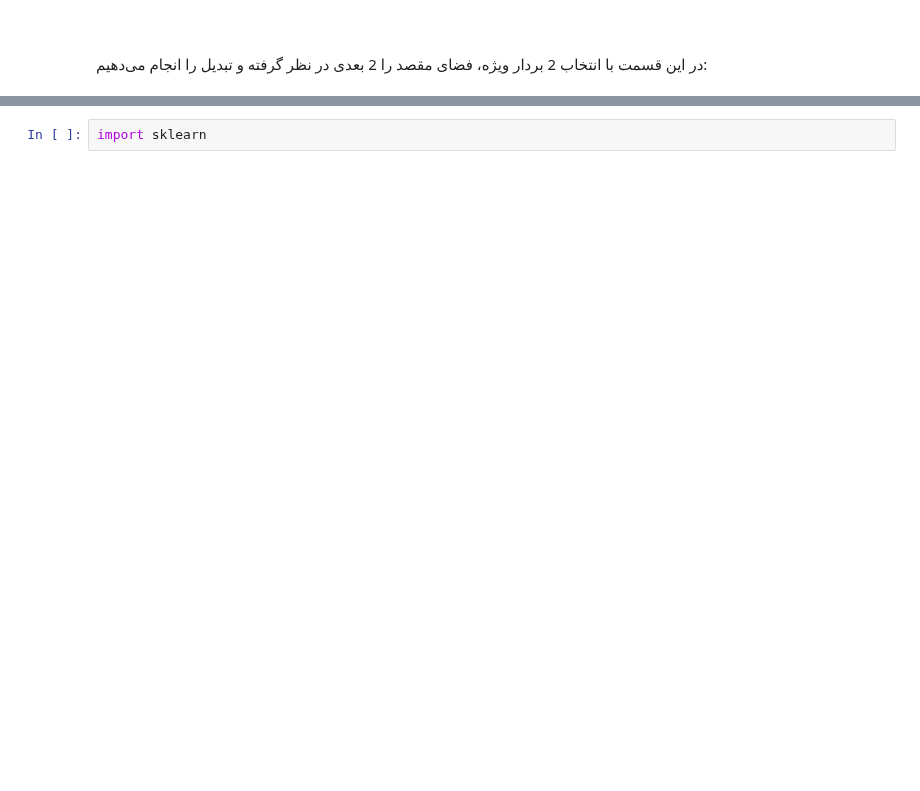
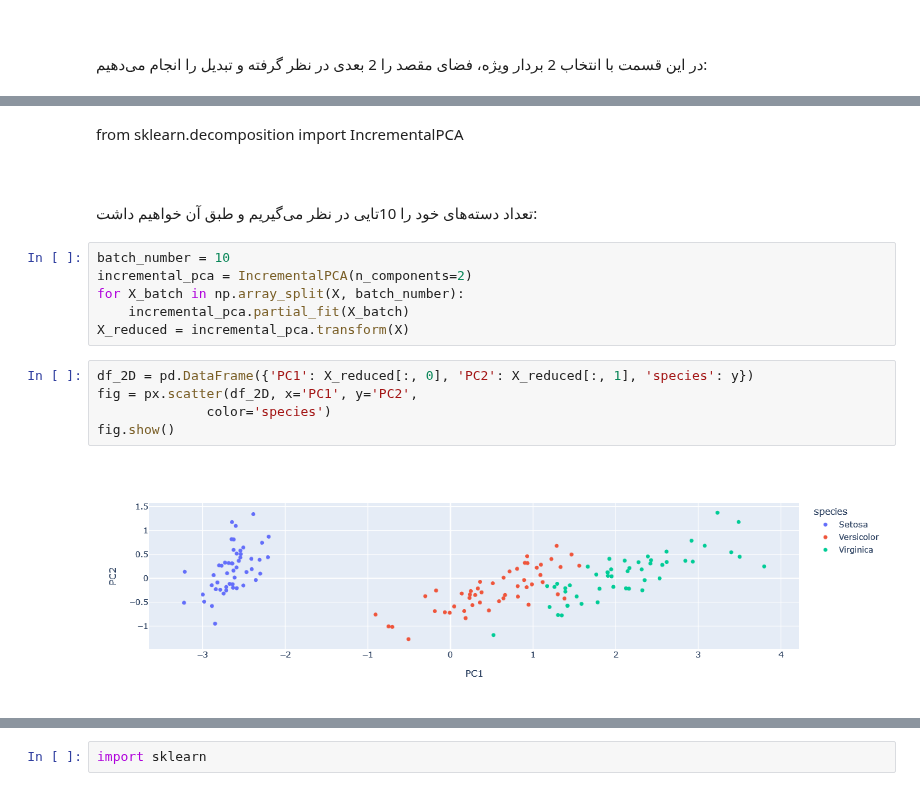
Before and after one commit to SharifiZarchi/Introduction_to_Machine_Learning, a Jupyter notebook: Jupyter_Notebooks/Chapter_02_Classical_Models/Dimensionality Reduction.ipynb, the cells around one changed output, grey strips where cells are left out. Cells and saved outputs as stored; diff of their text form; blank space fills up the shorter version.

```diff
--- a/Jupyter_Notebooks/Chapter_02_Classical_Models/Dimensionality Reduction.ipynb
+++ b/Jupyter_Notebooks/Chapter_02_Classical_Models/Dimensionality Reduction.ipynb
@@ -574,0 +586,20 @@ fig.show()
+# %% [markdown]
+from sklearn.decomposition import IncrementalPCA
+# %% [markdown]
+<span style="font-family: XB Zar; font-size: medium; "><div dir=rtl><meta charset="UTF-8">
+    <br>
+    تعداد دسته‌های خود را 10تایی در نظر می‌گیریم و طبق آن خواهیم داشت:
+    </div></span>
+# %%
+batch_number = 10
+incremental_pca = IncrementalPCA(n_components=2)
+for X_batch in np.array_split(X, batch_number):
+    incremental_pca.partial_fit(X_batch)
+X_reduced = incremental_pca.transform(X)
+# %%
+df_2D = pd.DataFrame({'PC1': X_reduced[:, 0], 'PC2': X_reduced[:, 1], 'species': y})
+fig = px.scatter(df_2D, x='PC1', y='PC2',
+              color='species')
+fig.show()
+# %% [output]
+[figure, added]
```
Also changed, not shown: parts of 15 cells of this notebook.
